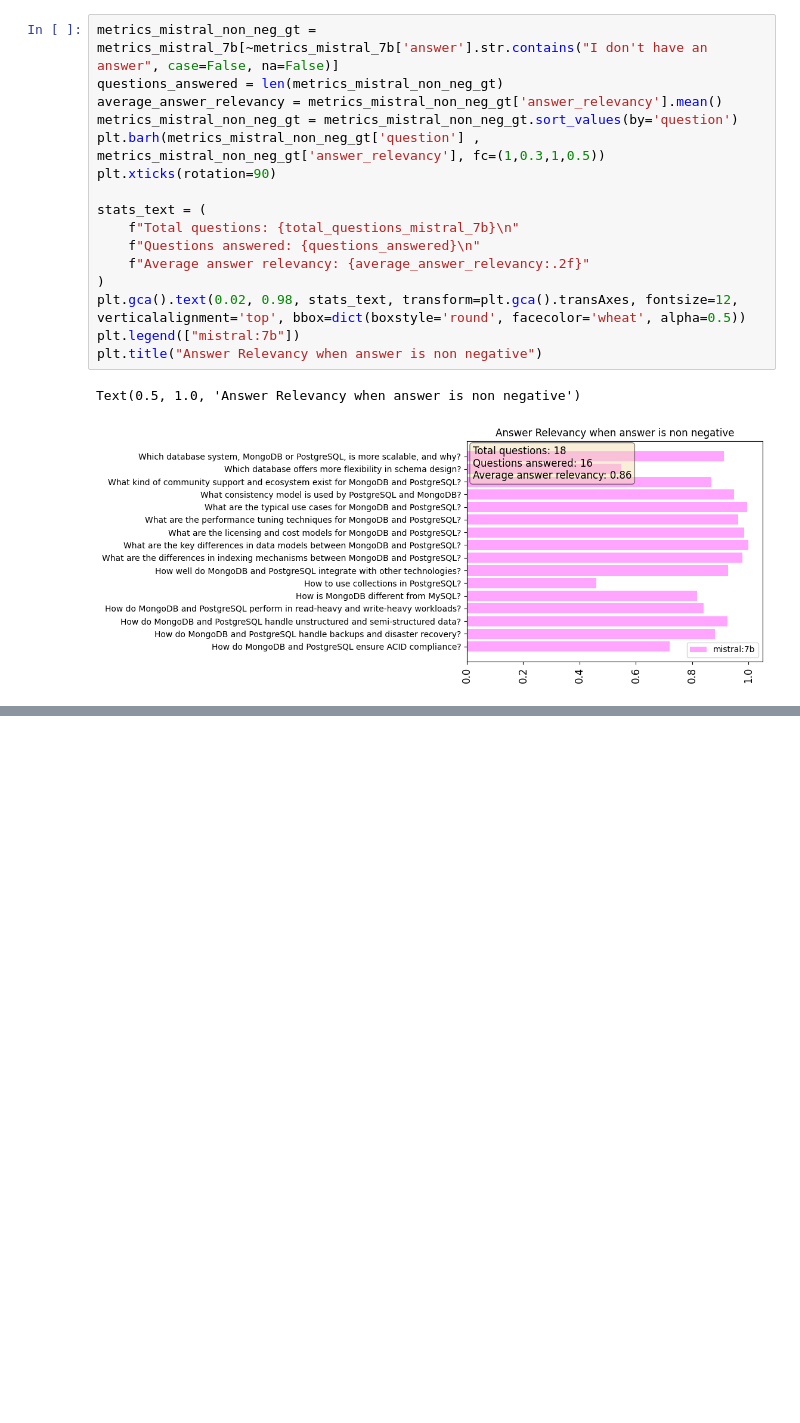
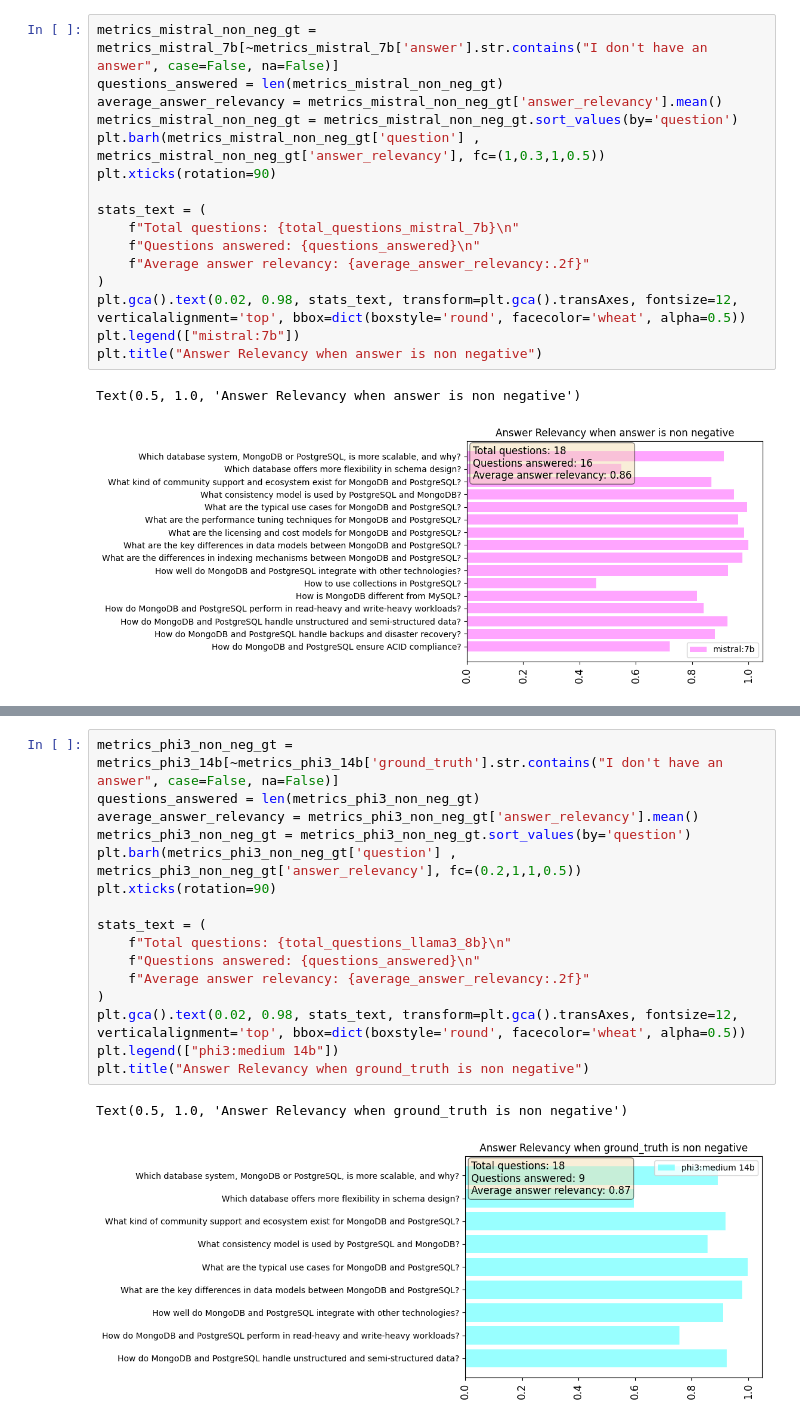
Before and after one commit to HarshitMishra76/vector-db-test, a Jupyter notebook: metrics.ipynb, the cells around one changed output, grey strips where cells are left out. Cells and saved outputs as stored; diff of their text form; blank space fills up the shorter version.

```diff
--- a/metrics.ipynb
+++ b/metrics.ipynb
@@ -139,0 +161,19 @@ Text(0.02, 0.98, 'FP: 5.56 %\nAccuracy: 94.44 %\n')
+# %%
+metrics_phi3_non_neg_gt = metrics_phi3_14b[~metrics_phi3_14b['ground_truth'].str.contains("I don't have an answer", case=False, na=False)]
+questions_answered = len(metrics_phi3_non_neg_gt)
+average_answer_relevancy = metrics_phi3_non_neg_gt['answer_relevancy'].mean()
+metrics_phi3_non_neg_gt = metrics_phi3_non_neg_gt.sort_values(by='question')
+plt.barh(metrics_phi3_non_neg_gt['question'] , metrics_phi3_non_neg_gt['answer_relevancy'], fc=(0.2,1,1,0.5))
+plt.xticks(rotation=90)
+
+stats_text = (
+    f"Total questions: {total_questions_llama3_8b}\n"
+    f"Questions answered: {questions_answered}\n"
+    f"Average answer relevancy: {average_answer_relevancy:.2f}"
+)
+plt.gca().text(0.02, 0.98, stats_text, transform=plt.gca().transAxes, fontsize=12, verticalalignment='top', bbox=dict(boxstyle='round', facecolor='wheat', alpha=0.5))
+plt.legend(["phi3:medium 14b"])
+plt.title("Answer Relevancy when ground_truth is non negative")
+# %% [output]
+Text(0.5, 1.0, 'Answer Relevancy when ground_truth is non negative')
+[figure, added]
```
Also changed, not shown: parts of 5 cells of this notebook, 3 other files.
